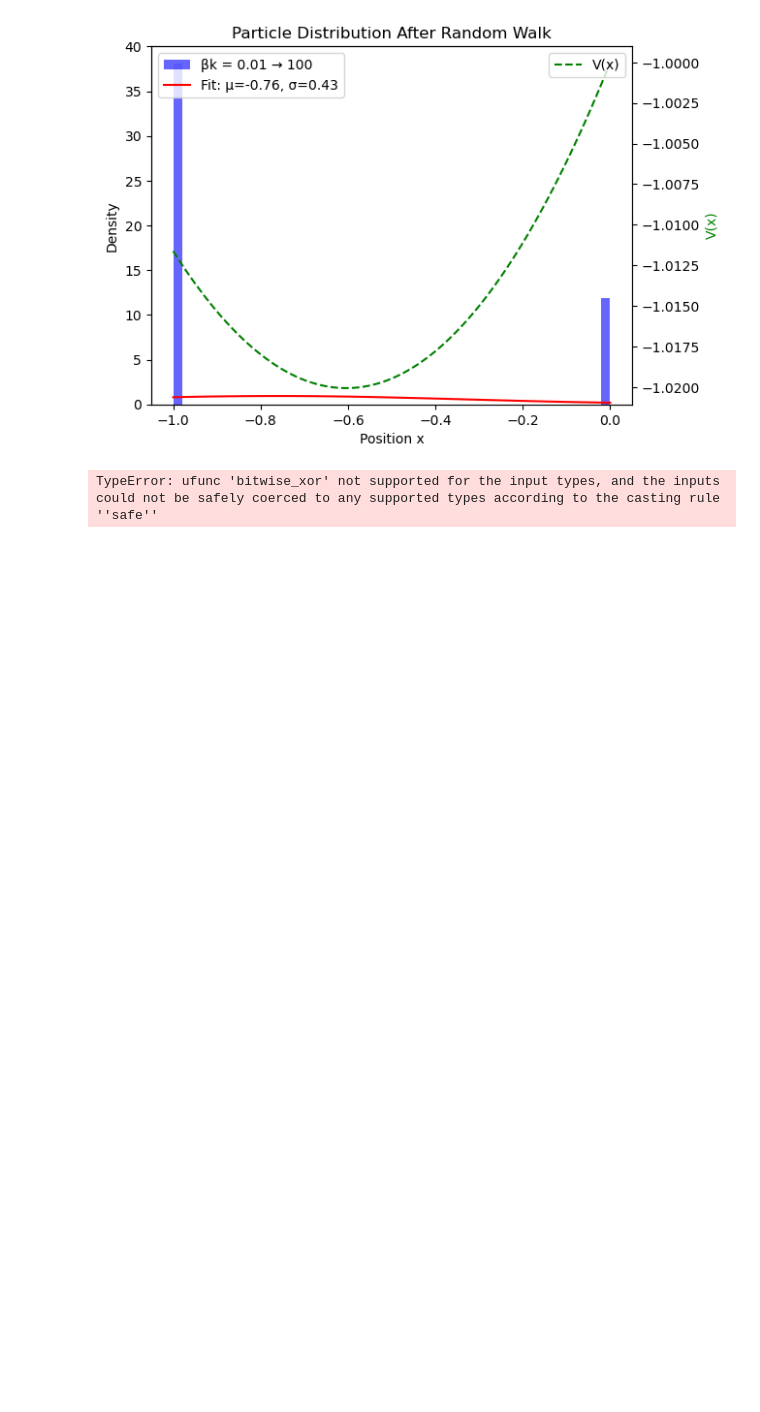
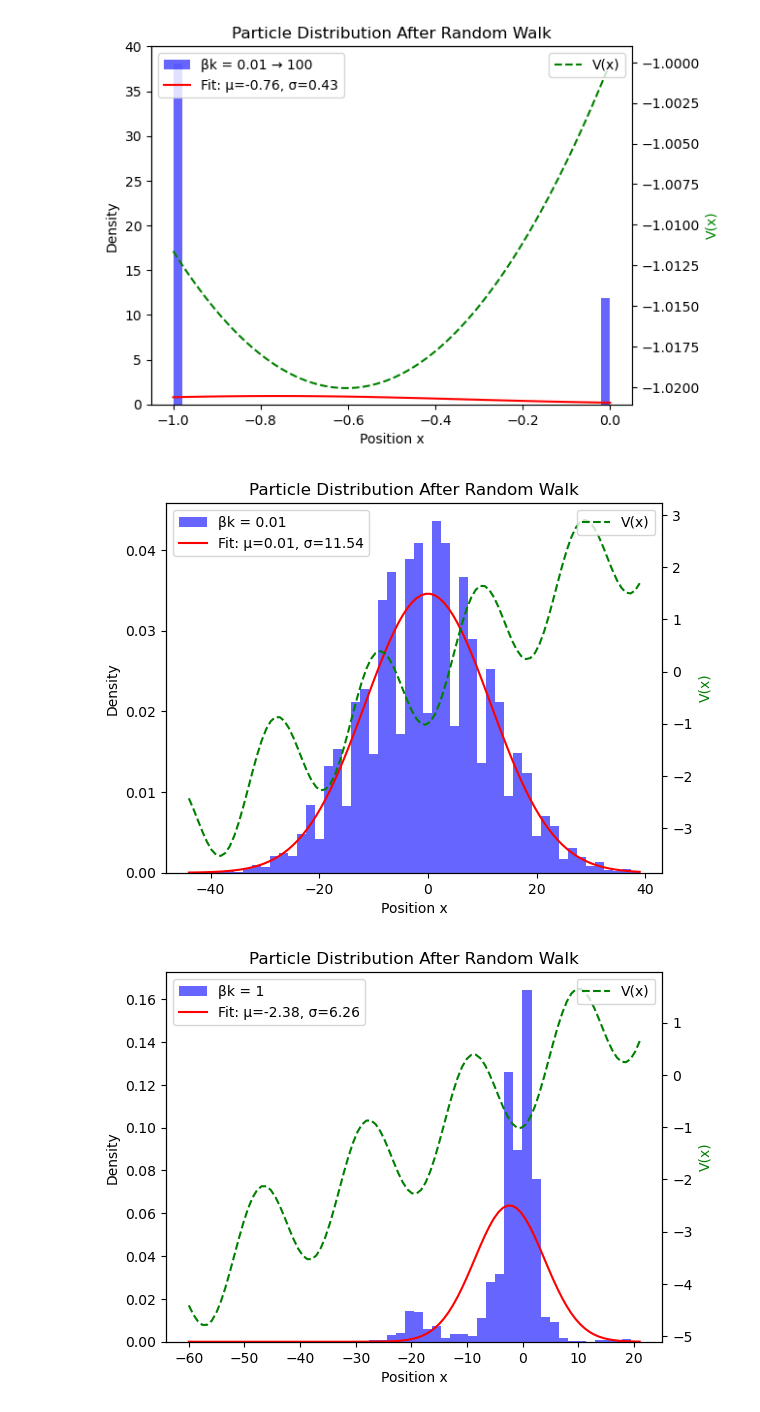
Before and after one commit to GaPaBaCa/Biofysikk-VitBet-GAS, a Jupyter notebook: 2) Warm up exercises.ipynb, the cells around one changed output. Cells and saved outputs as stored; diff of their text form; code cells hidden in the pictures; blank space fills up the shorter version.

```diff
--- a/2) Warm up exercises.ipynb
+++ b/2) Warm up exercises.ipynb
@@ -243,7 +243,7 @@ def random_walk(n_particles, n_steps, k, beta):
         rands = np.random.rand(n_particles)
         move_right = rands > (1 - p_plus)
         move_left = rands <= p_minus
-        positions += move_right - move_left
+        positions += move_right.astype(int) - move_left.astype(int)
 
     return positions
 
@@ -253,33 +253,34 @@ def plot_distribution(positions, beta_k, k):
     ax1.hist(positions, bins=50, density=True, alpha=0.6, color='b', label=f'βk = {beta_k}')
     mu, sigma = norm.fit(positions)
     x_vals = np.linspace(min(positions), max(positions), 100)
     ax1.plot(x_vals, norm.pdf(x_vals, mu, sigma), 'r-', label=f'Fit: μ={mu:.2f}, σ={sigma:.2f}')
     ax1.set_xlabel("Position x")
     ax1.set_ylabel("Density")
     ax1.legend(loc='upper left')
     ax1.set_title("Particle Distribution After Random Walk")
 
     ax2 = ax1.twinx()
     x_range = np.linspace(min(positions), max(positions), 100)
     ax2.plot(x_range, potential(x_range, k), 'g--', label="V(x)")
     ax2.set_ylabel("V(x)", color='g')
     ax2.legend(loc='upper right')
 
     plt.show()
 
-# Run simulation for Beta k = {0.01, 1, 100}
+# Run simulation for βk = {0.01, 1, 100}
 k = 1
 n_particles = 10000
 n_steps = 200
 beta_k_values = [0.01, 1, 100]
 
 for beta_k in beta_k_values:
     positions = random_walk(n_particles, n_steps, k, beta_k)
     plot_distribution(positions, beta_k, k)
 
-# Second task: Run for 200 steps with Beta k=0.01, then switch to Beta k=100
+# Extended task: Run for 200 steps with βk=0.01, then switch to βk=100
 positions = random_walk(n_particles, n_steps, k, 0.01)
 positions = random_walk(n_particles, n_steps, k, 100)
 plot_distribution(positions, '0.01 → 100', k)
 # %% [output]
-TypeError: ufunc 'bitwise_xor' not supported for the input types, and the inputs could not be safely coerced to any supported types according to the casting rule ''safe''
+[figure, added]
+[figure, added]
```
Also changed, not shown: parts of 1 cell of this notebook.
